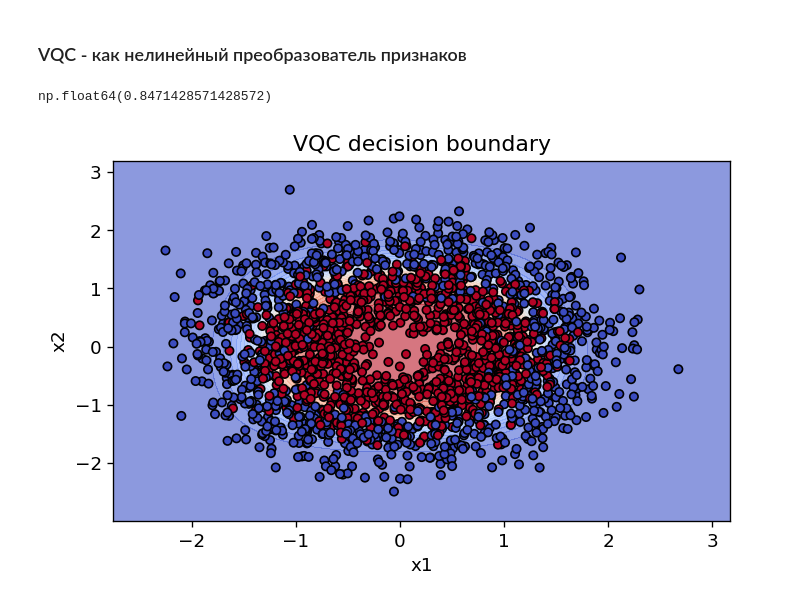
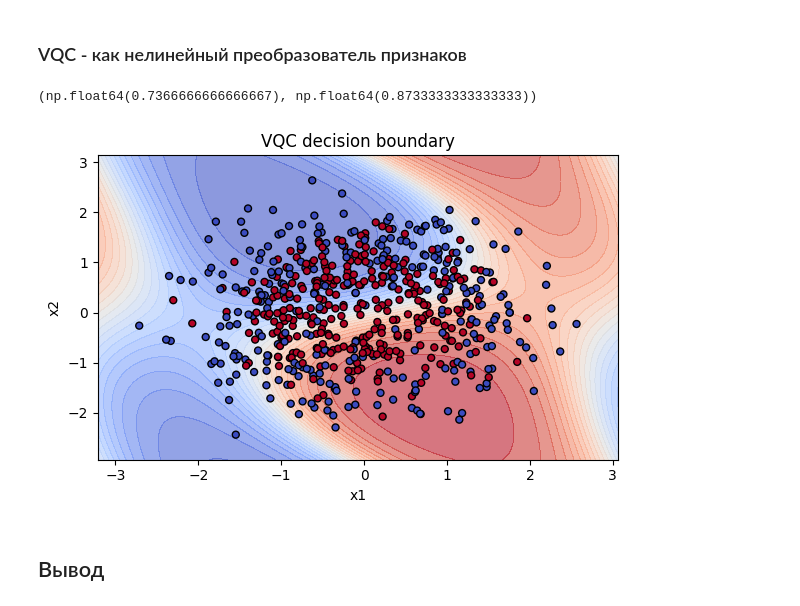
Before and after one commit to Eg0Mak/VQCvsMLP, a Jupyter notebook: notebooks/vqc_vs_mlp.ipynb, the cells around one changed output. Saved outputs shown, nothing was run; the diff lists cells and outputs as text; code cells hidden in the pictures.

```diff
--- a/notebooks/vqc_vs_mlp.ipynb
+++ b/notebooks/vqc_vs_mlp.ipynb
@@ -46,8 +73,8 @@ def plot_decision_boundary(model, X, y, title, is_torch=False):
 **Circles**
 # %%
 X_circles, y_circles = make_circles(
-    n_samples=7000,
-    noise=0.2,
+    n_samples=2000,
+    noise=0.3,
     factor=0.6,
     random_state=42
 )
@@ -259,42 +381,27 @@ weight_shapes = {"weights": (n_layers, n_qubits, 3)}
 quantum_layer = qml.qnn.TorchLayer(quantum_circuit, weight_shapes)
 
 # Гибрид: квантовый слой + классический линейный слой
-model = nn.Sequential(
+model_hybrid = nn.Sequential(
     quantum_layer,
     nn.Linear(n_qubits, 1),
     nn.Sigmoid()
 )
-# %%
-optimizer = torch.optim.Adam(model.parameters(), lr=0.1)
-loss_fn = nn.BCELoss()
-
-X_train_t = torch.tensor(X_circles_train, dtype=torch.float32)
-y_train_t = torch.tensor(y_circles_train, dtype=torch.float32)
-
-model.train()
-for epoch in range(150):
-    optimizer.zero_grad()
-    preds = model(X_train_t).squeeze()
-    loss = loss_fn(preds, y_train_t)
-    loss.backward()
-    optimizer.step()
-
-model.eval()
-with torch.no_grad():
-    preds = model(torch.tensor(X_circles_test, dtype=torch.float32)).squeeze()
-    y_pred = (preds > 0.5).int().numpy()
-
-accuracy = (y_pred == y_circles_test).mean()
-accuracy
-# %% [output]
-np.float64(0.8471428571428572)
+# %%
+hybrid_acc_circles = evaluate_model(model_hybrid, X_circles_train, y_circles_train, X_circles_test, y_circles_test)
+hybrid_acc_moons = evaluate_model(model_hybrid, X_moons_train, y_moons_train, X_moons_test, y_moons_test)
+
+hybrid_acc_circles, hybrid_acc_moons
+# %% [output]
+(np.float64(0.7366666666666667), np.float64(0.8733333333333333))
 # %%
 plot_decision_boundary(
-    model,
+    model_hybrid,
     X_circles_test,
     y_circles_test,
     title="VQC decision boundary",
     is_torch=True
 )
 # %% [output]
-[figure, old version]
+[figure, new version]
+# %% [markdown]
+## Вывод
```
Also changed, not shown: parts of 22 cells of this notebook.
